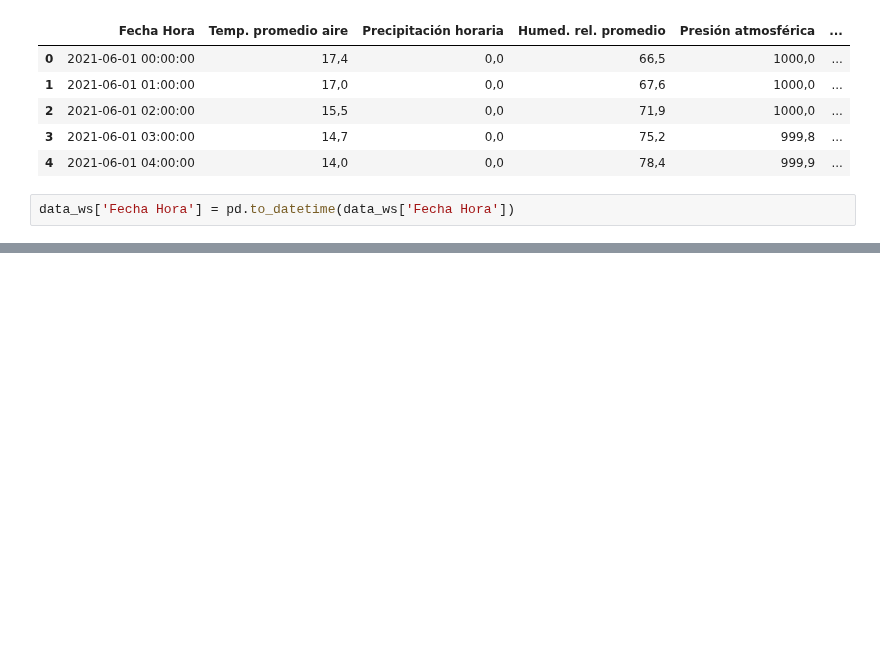
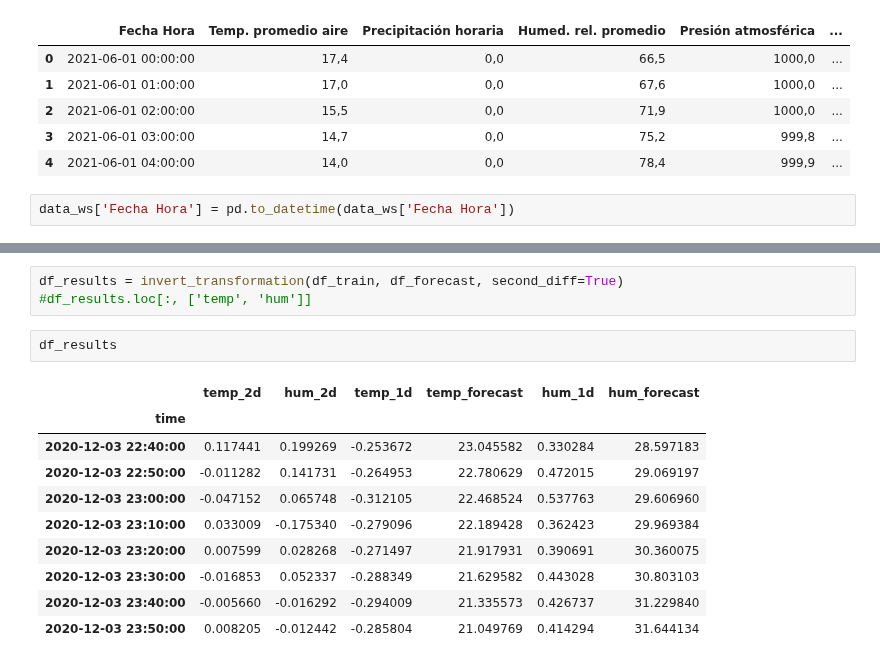
Before and after one commit to hernanlira/hl_frost, a Jupyter notebook: 07_data_and_var_testing.ipynb, the cells around one changed output, grey strips where cells are left out. Drawn from its saved outputs; the diff is of its cells as text; blank space fills up the shorter version.

```diff
--- a/07_data_and_var_testing.ipynb
+++ b/07_data_and_var_testing.ipynb
@@ -160,0 +509,16 @@ data_ws['Fecha Hora'] = pd.to_datetime(data_ws['Fecha Hora'])
+# %%
+df_results = invert_transformation(df_train, df_forecast, second_diff=True)
+#df_results.loc[:, ['temp', 'hum']]
+# %%
+df_results
+# %% [output]
+|  | temp_2d | hum_2d | temp_1d | temp_forecast | hum_1d | hum_forecast |
+| time |  |  |  |  |  |  |
+| 2020-12-03 22:40:00 | 0.117441 | 0.199269 | -0.253672 | 23.045582 | 0.330284 | 28.597183 |
+| 2020-12-03 22:50:00 | -0.011282 | 0.141731 | -0.264953 | 22.780629 | 0.472015 | 29.069197 |
+| 2020-12-03 23:00:00 | -0.047152 | 0.065748 | -0.312105 | 22.468524 | 0.537763 | 29.606960 |
+| 2020-12-03 23:10:00 | 0.033009 | -0.175340 | -0.279096 | 22.189428 | 0.362423 | 29.969384 |
+| 2020-12-03 23:20:00 | 0.007599 | 0.028268 | -0.271497 | 21.917931 | 0.390691 | 30.360075 |
+| 2020-12-03 23:30:00 | -0.016853 | 0.052337 | -0.288349 | 21.629582 | 0.443028 | 30.803103 |
+| 2020-12-03 23:40:00 | -0.005660 | -0.016292 | -0.294009 | 21.335573 | 0.426737 | 31.229840 |
+| 2020-12-03 23:50:00 | 0.008205 | -0.012442 | -0.285804 | 21.049769 | 0.414294 | 31.644134 |
```
Also changed, not shown: parts of 37 cells of this notebook.
